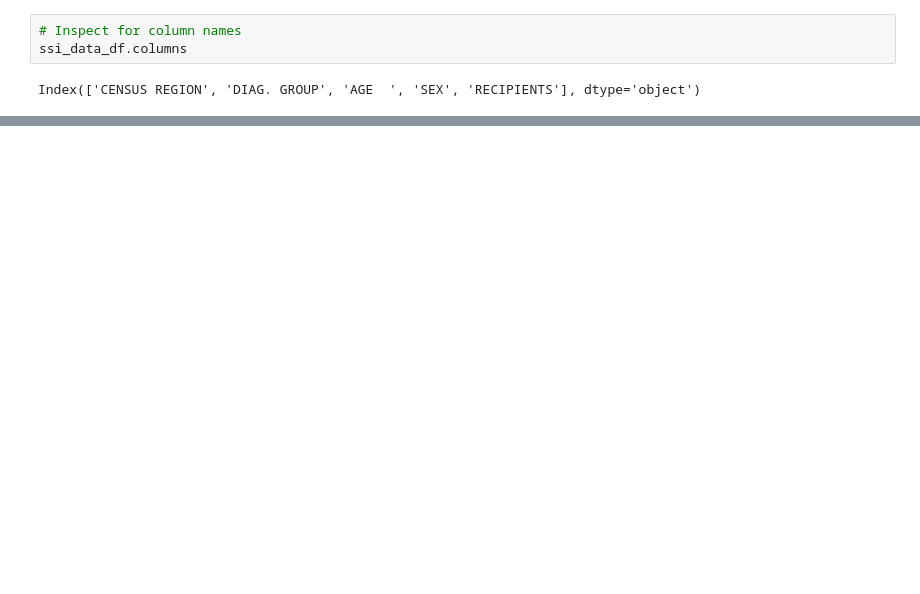
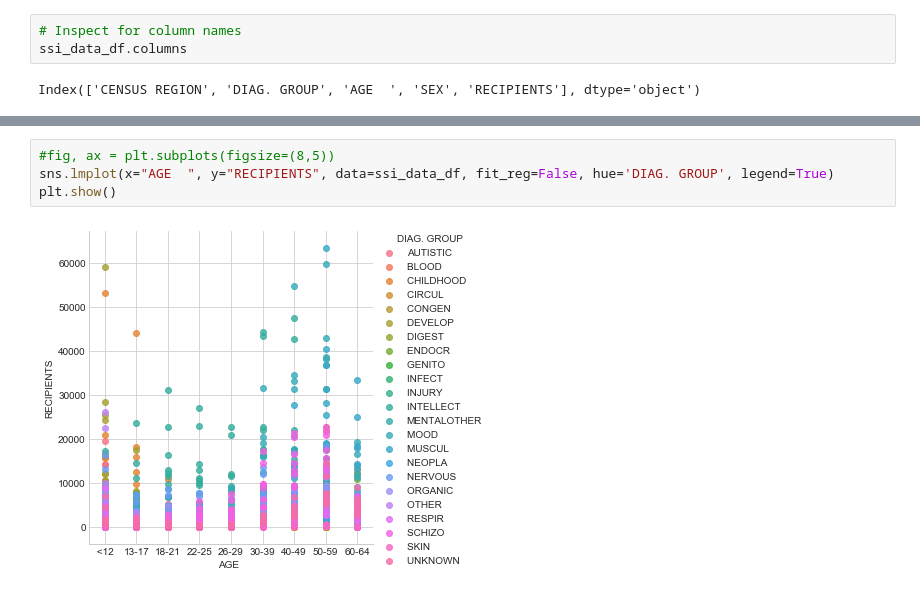
Before and after one commit to ehyoder/ehyoder.github.io, a Jupyter notebook: ssi_data.ipynb, the cells around one changed output, grey strips where cells are left out. Saved outputs shown, nothing was run; the diff lists cells and outputs as text; blank space fills up the shorter version.

```diff
--- a/ssi_data.ipynb
+++ b/ssi_data.ipynb
@@ -22,0 +44,6 @@ print(regional_data)
+# %%
+#fig, ax = plt.subplots(figsize=(8,5))
+sns.lmplot(x="AGE  ", y="RECIPIENTS", data=ssi_data_df, fit_reg=False, hue='DIAG. GROUP', legend=True)
+plt.show()
+# %% [output]
+[figure, added]
```
Also changed, not shown: parts of 7 cells of this notebook, 1 other file.
